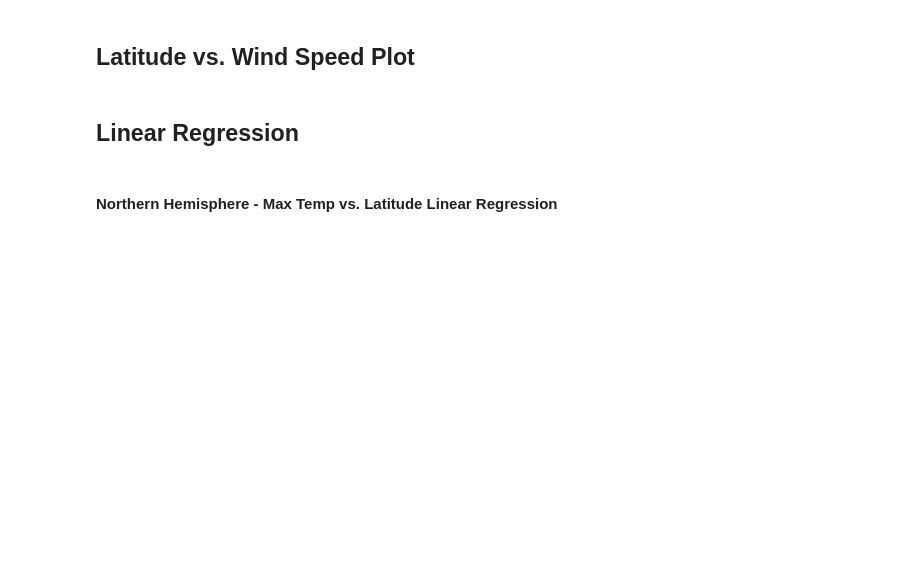
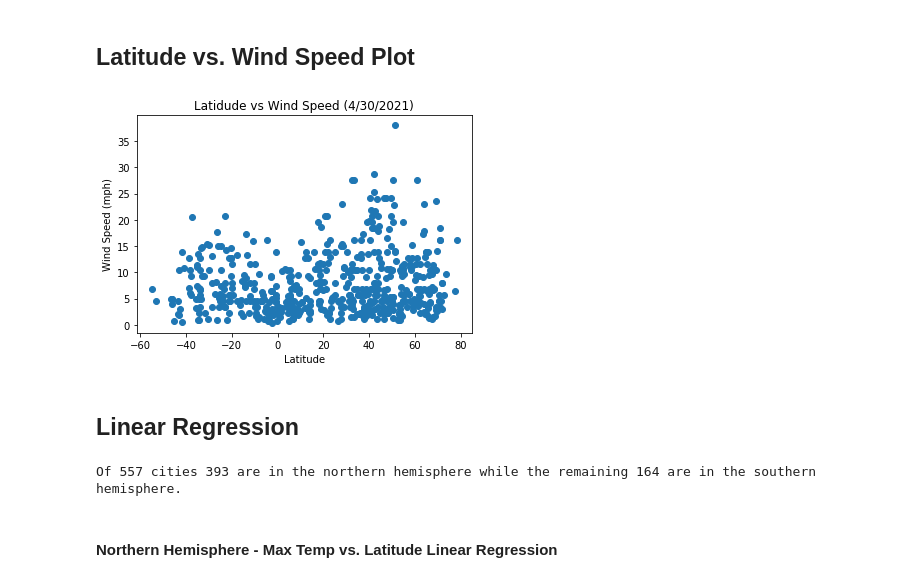
Before and after one commit to DataNinjaPrincess/python-api-challenge, a Jupyter notebook: WeatherPy.ipynb, the cells around one changed output. Cells and saved outputs as stored; diff of their text form; code cells hidden in the pictures; blank space fills up the shorter version.

```diff
--- a/WeatherPy.ipynb
+++ b/WeatherPy.ipynb
@@ -128,6 +192,27 @@ SelectMice
 # %% [markdown]
 ## Latitude vs. Wind Speed Plot
+# %%
+y_values = WeatherTable["Wind"]
+x_values = WeatherTable["Lat"]
+plt.scatter(x_values,y_values)
+
+plt.ylabel('Wind Speed (mph)')
+plt.xlabel('Latitude')
+plt.title("Latidude vs Wind Speed (4/30/2021)")
+plt.show()
+# %% [output]
+[figure, added]
 # %% [markdown]
 ## Linear Regression
+# %%
+# Limit data to Northern hemisphere
+TopHalf = WeatherTable.loc[WeatherTable['Lat'] >= 0]
+
+# Limit data to Southern hemisphere
+BottomHalf = WeatherTable.loc[WeatherTable['Lat'] < 0]
+
+print("Of " + str(len(WeatherTable)) + " cities " + str(len(TopHalf)) + " are in the northern hemisphere while the remaining " + str(len(BottomHalf)) + " are in the southern hemisphere.")
+# %% [output]
+Of 557 cities 393 are in the northern hemisphere while the remaining 164 are in the southern hemisphere.
 # %% [markdown]
 ####  Northern Hemisphere - Max Temp vs. Latitude Linear Regression
```
Also changed, not shown: parts of 17 cells of this notebook, 10 other files.
